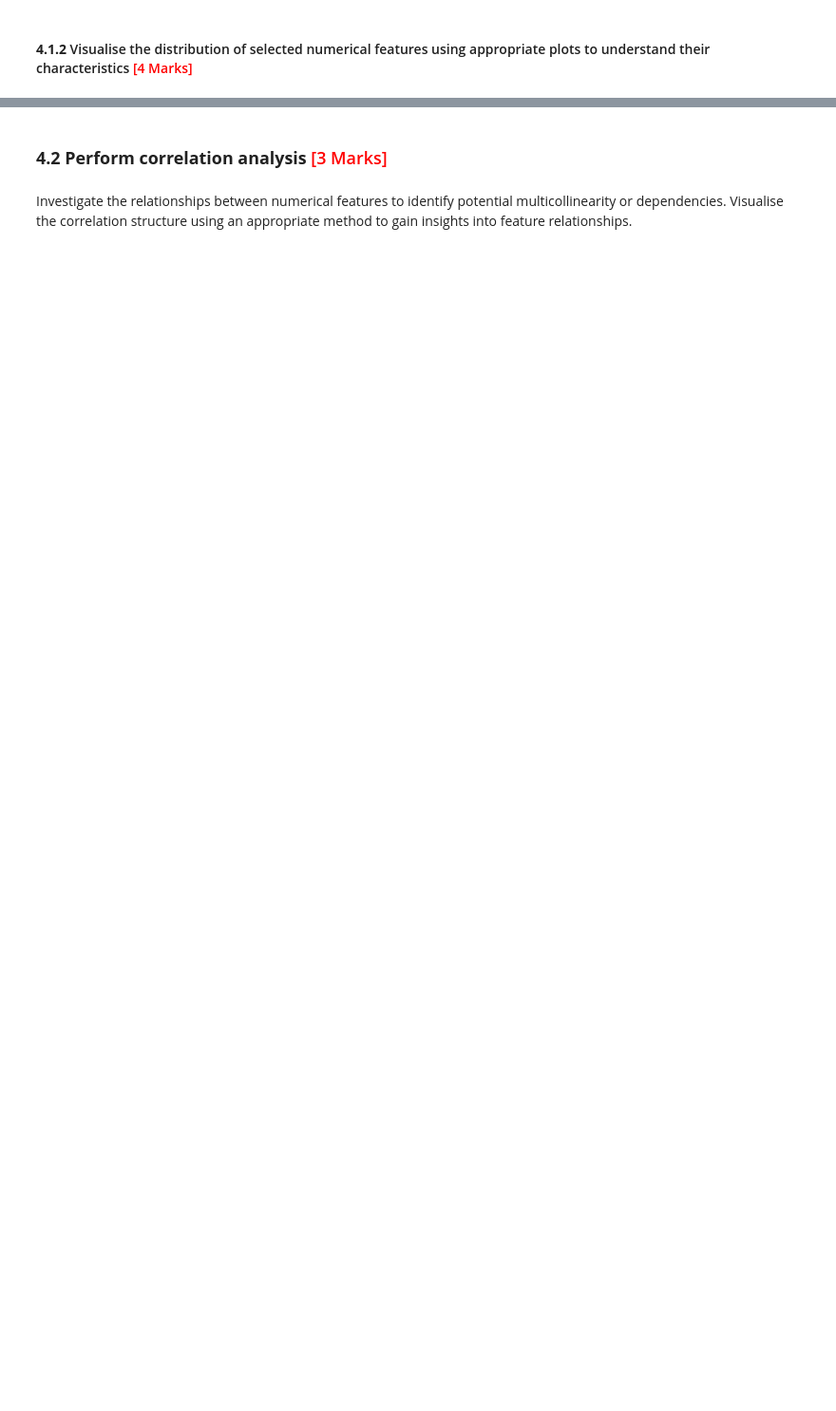
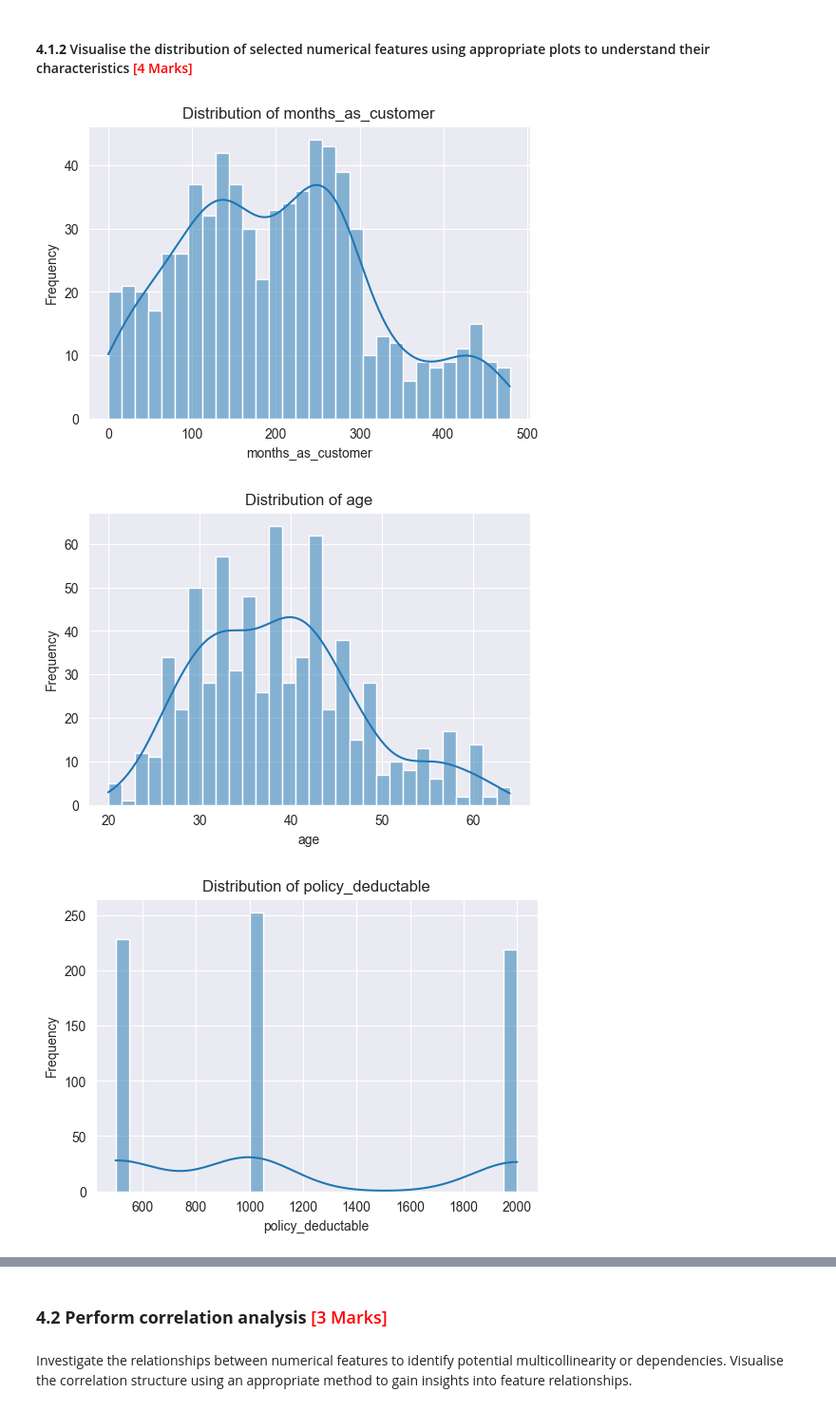
Before and after one commit to vijaykumar-qait/Fraudulent-Claim-Detection-Assignment, a Jupyter notebook: Fraudulent_Claim_Detection_Starter.ipynb, the cells around one changed output, grey strips where cells are left out. Shown at 95% size. Cells and saved outputs as stored; diff of their text form; code cells hidden in the pictures; blank space fills up the shorter version.

```diff
--- a/Fraudulent_Claim_Detection_Starter.ipynb
+++ b/Fraudulent_Claim_Detection_Starter.ipynb
@@ -409,0 +530,20 @@ from sklearn.model_selection import train_test_split
+# %%
+# Split the dataset into 70% train and 30% validation and use stratification on the target variable
+
+# Reset index for all train and test sets
+
+X_train, X_test, y_train, y_test = train_test_split(
+    X, y, test_size=0.3, random_state=42, stratify=y
+)
+
+# Reset index for all train and test sets
+X_train = X_train.reset_index(drop=True)
+X_test = X_test.reset_index(drop=True)
+y_train = y_train.reset_index(drop=True)
+y_test = y_test.reset_index(drop=True)
+
+# Confirm shapes
+print("X_train shape:", X_train.shape)
+print("X_test shape:", X_test.shape)
+print("y_train shape:", y_train.shape)
+print("y_test shape:", y_test.shape)
@@ -417,0 +561,6 @@ from sklearn.model_selection import train_test_split
+# %%
+# Select numerical columns
+
+numerical_cols = X_train.select_dtypes(include=['int64', 'float64']).columns.tolist()
+print("Numerical columns selected:")
+print(numerical_cols)
@@ -421,0 +572,16 @@ from sklearn.model_selection import train_test_split
+# %%
+# Plot all the numerical columns to understand their distribution
+
+# Plot each numerical feature
+for col in numerical_cols:
+    plt.figure(figsize=(6,4))
+    sns.histplot(X_train[col], kde=True, bins=30)
+    plt.title(f'Distribution of {col}')
+    plt.xlabel(col)
+    plt.ylabel('Frequency')
+    plt.grid(True)
+    plt.show()
+# %% [output]
+[figure, added]
+[figure, added]
+[figure, added]
```
Also changed, not shown: parts of 61 cells of this notebook.
